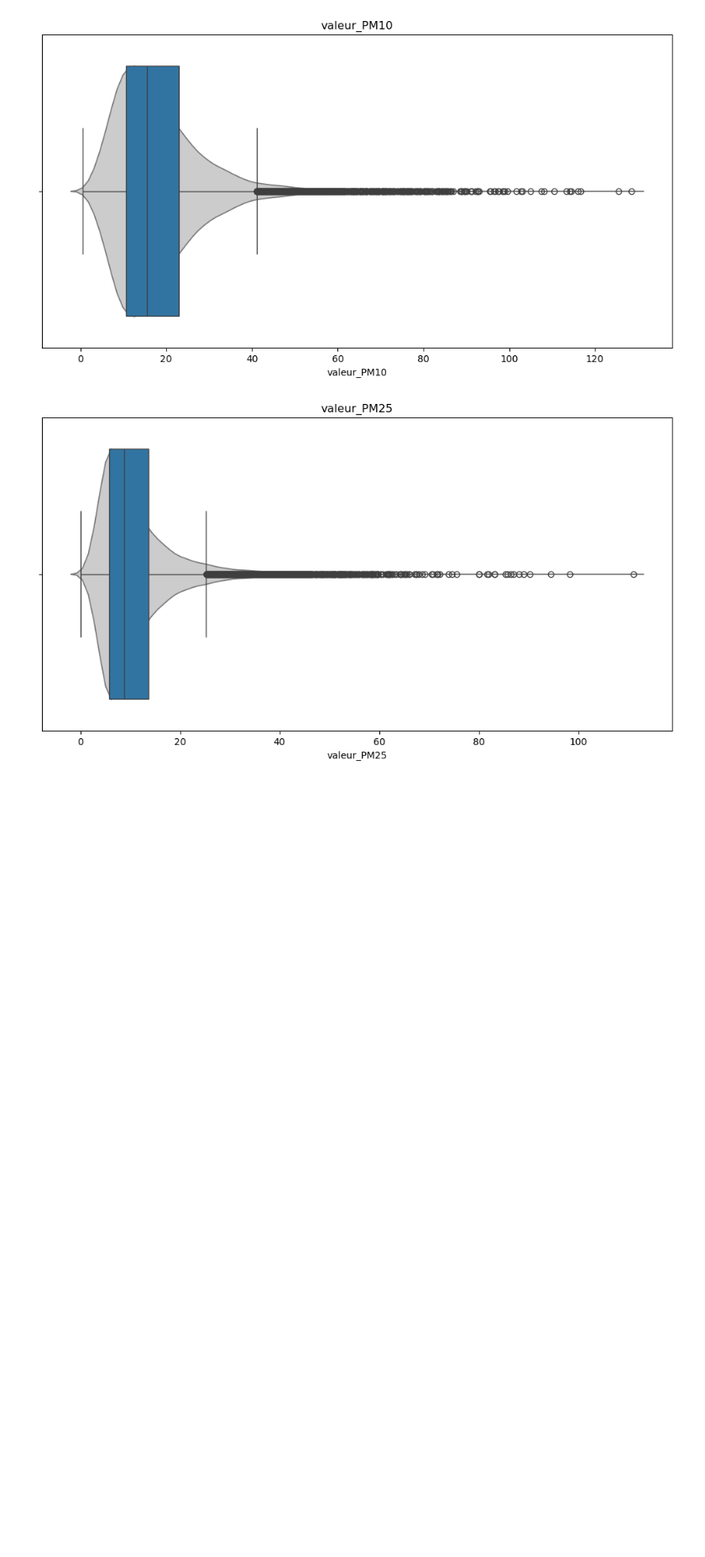
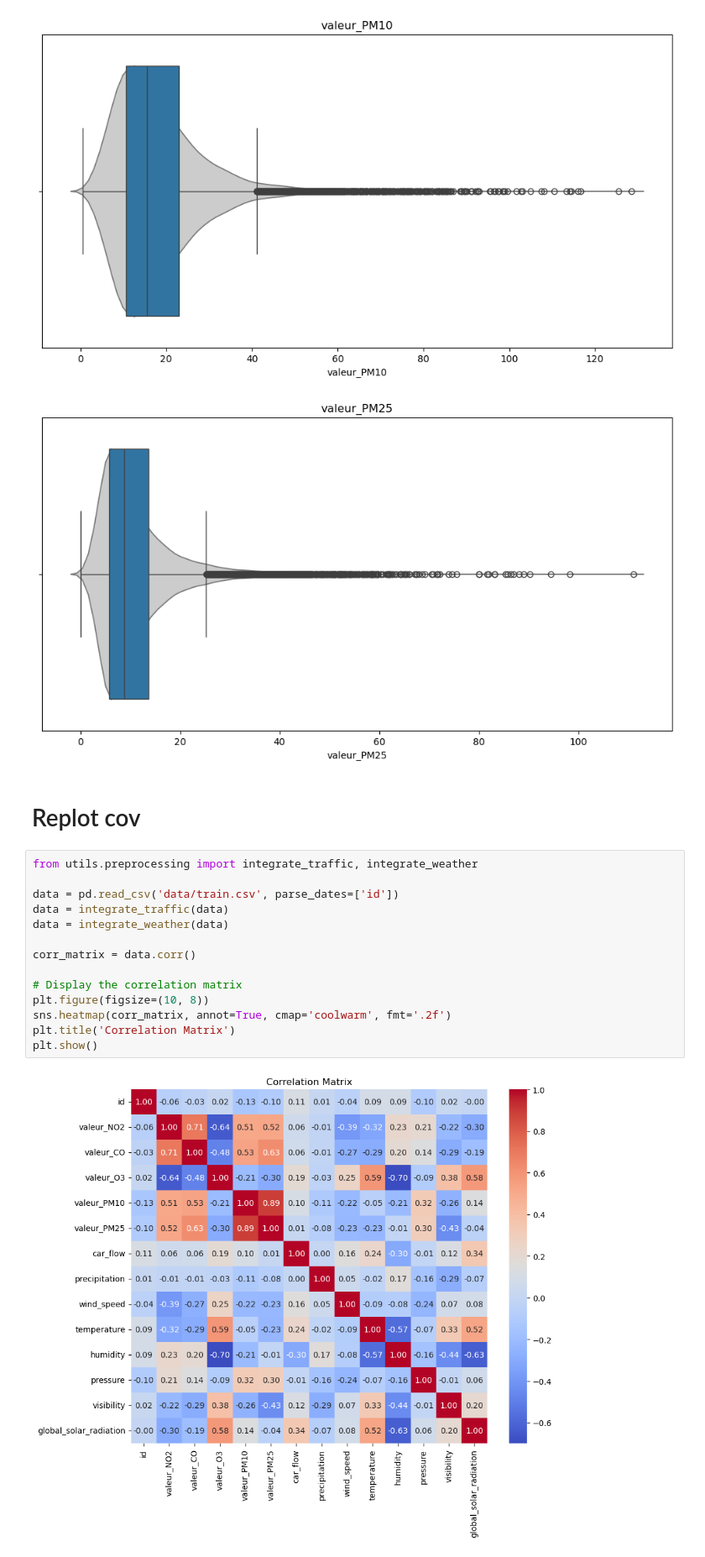
Before and after one commit to matthieudelsart/time_series_project, a Jupyter notebook: EDA_matthieu.ipynb, the cells around one changed output. Shown at 84% size. Drawn from its saved outputs; the diff is of its cells as text; blank space fills up the shorter version.

Commit message:
update data

```diff
--- a/EDA_matthieu.ipynb
+++ b/EDA_matthieu.ipynb
@@ -273,3 +273,21 @@ for target in targets:
 [figure]
 [figure]
 [figure]
+# %% [markdown]
+# Replot cov
+# %%
+from utils.preprocessing import integrate_traffic, integrate_weather
+
+data = pd.read_csv('data/train.csv', parse_dates=['id'])
+data = integrate_traffic(data)
+data = integrate_weather(data)
+
+corr_matrix = data.corr()
+
+# Display the correlation matrix
+plt.figure(figsize=(10, 8))
+sns.heatmap(corr_matrix, annot=True, cmap='coolwarm', fmt='.2f')
+plt.title('Correlation Matrix')
+plt.show()
+# %% [output]
+[figure, added]
```
Also changed, not shown: parts of 3 cells of this notebook, 4 other files.
